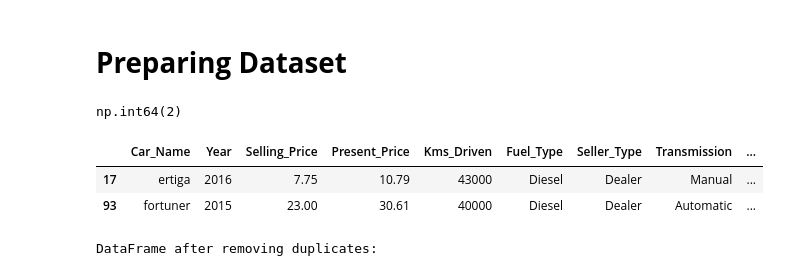
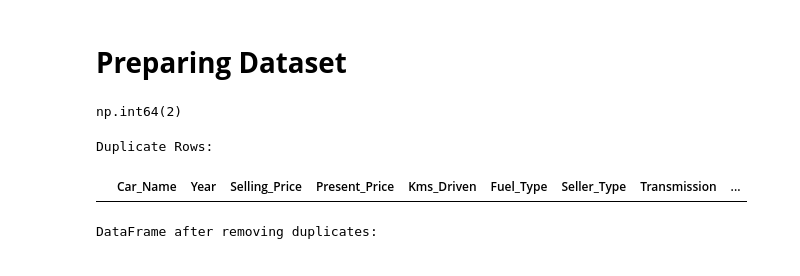
Before and after one commit to MohammadAghaei1/Polynomial-Car-price-prediction-, a Jupyter notebook: Mohammad/Car_price_prediction.ipynb, the cells around one changed output. Saved outputs shown, nothing was run; the diff lists cells and outputs as text; code cells hidden in the pictures.

```diff
--- a/Mohammad/Car_price_prediction.ipynb
+++ b/Mohammad/Car_price_prediction.ipynb
@@ -56,10 +56,11 @@ df.describe()
 df.duplicated().sum()
 # %% [output]
 np.int64(2)
-# %%
-display(duplicate_rows)
-# %% [output]
-|  | Car_Name | Year | Selling_Price | Present_Price | Kms_Driven | Fuel_Type | Seller_Type | Transmission | ... |
-| 17 | ertiga | 2016 | 7.75 | 10.79 | 43000 | Diesel | Dealer | Manual | ... |
-| 93 | fortuner | 2015 | 23.00 | 30.61 | 40000 | Diesel | Dealer | Automatic | ... |
+# %%
+duplicate_rows = df[df.duplicated()]
+print("Duplicate Rows:")
+display(duplicate_rows)
+# %% [output]
+Duplicate Rows:
+|  | Car_Name | Year | Selling_Price | Present_Price | Kms_Driven | Fuel_Type | Seller_Type | Transmission | ... |
 # %%
```
Also changed, not shown: parts of 2 cells of this notebook.
